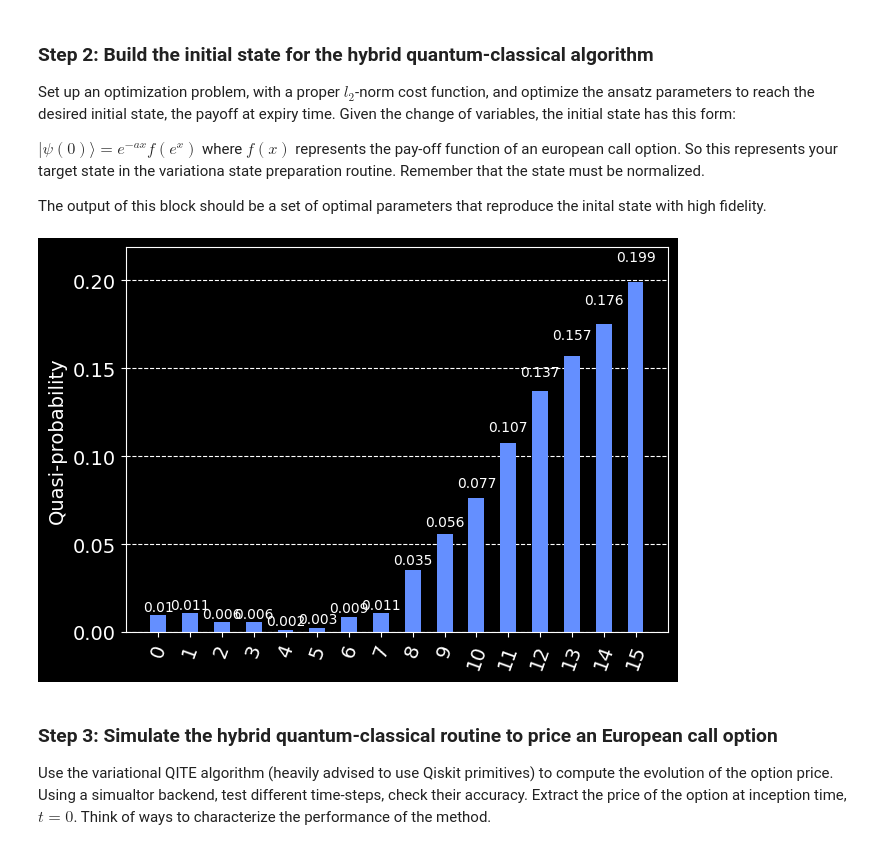
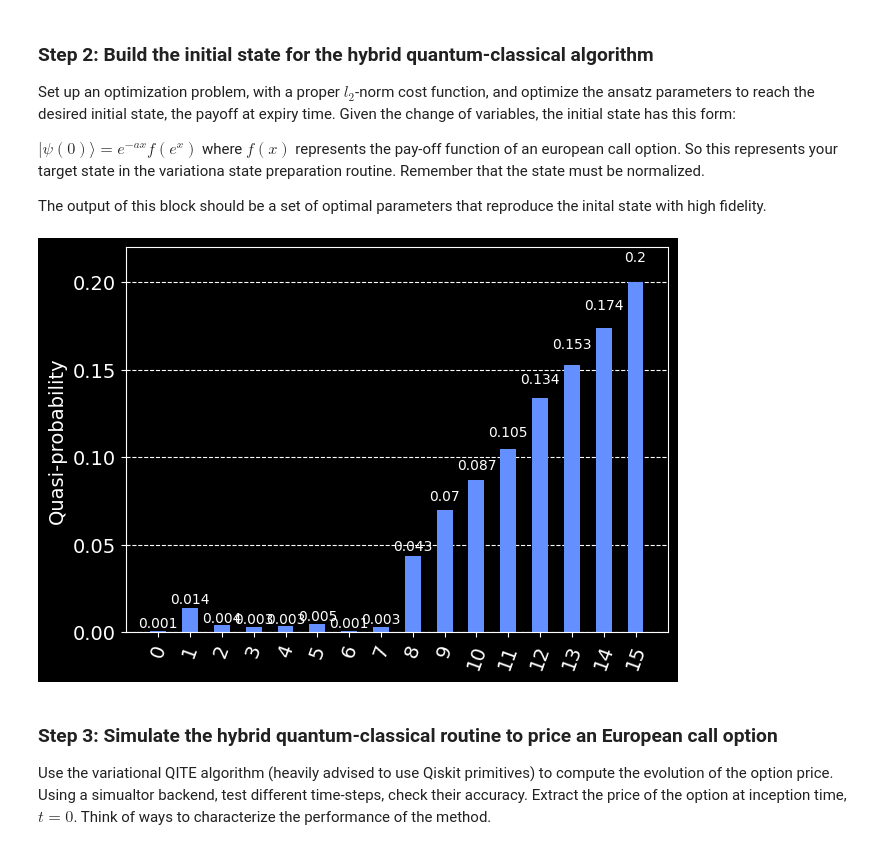
Before and after one commit to FelixXu35/Qisikit_Hackathon_BCN, a Jupyter notebook: Moodys_challenge.ipynb, the cells around one changed output. Drawn from its saved outputs; the diff is of its cells as text; code cells hidden in the pictures.

```diff
--- a/Moodys_challenge.ipynb
+++ b/Moodys_challenge.ipynb
@@ -293,7 +293,7 @@ from qiskit.quantum_info import Statevector
 
 n_qubits = 4
 rep = 2
-backend = Aer.get_backend('aer_simulator')
+backend = Aer.get_backend('aer_simulator_statevector')
 optimizer = SPSA(maxiter=1e3)
 
 def counts_to_distr(counts):
@@ -346,34 +346,34 @@ def cost_func_1(params):
         abs(target_distr.get(i, 0) - output_distr.get(i, 0))
         for i in range(2**n_qubits)
     )
     return cost
 
 # initialization
 params = np.zeros(n_qubits + rep*(2*n_qubits-1))
 target_distr = creat_target_distr(
     n_qubits=4,
     cross_over=6
 )
 
 # optimization
 result = optimizer.minimize(
     fun=cost_func_1,
     x0=params)
 
 # Obtain the output distribution using the final parameters
 qc = ansatz(result.x, n_qubits=n_qubits, rep=rep)
 qc_t = transpile(qc,  backend)
 final_result = backend.run(qc_t, shots=1e6).result()
 counts = final_result.get_counts()
 output_amp = counts_to_amp(counts)
 for i in range(2**n_qubits):
     if i in output_amp:
         pass
     else:
         output_amp[i] = 0
 display(plot_histogram(output_amp))
 # %% [output]
-[figure, old version]
+[figure, new version]
 # %% [markdown]
 ### **Step 3**: Simulate the hybrid quantum-classical routine to price an European call option
 
```
Also changed, not shown: parts of 1 cell of this notebook.
